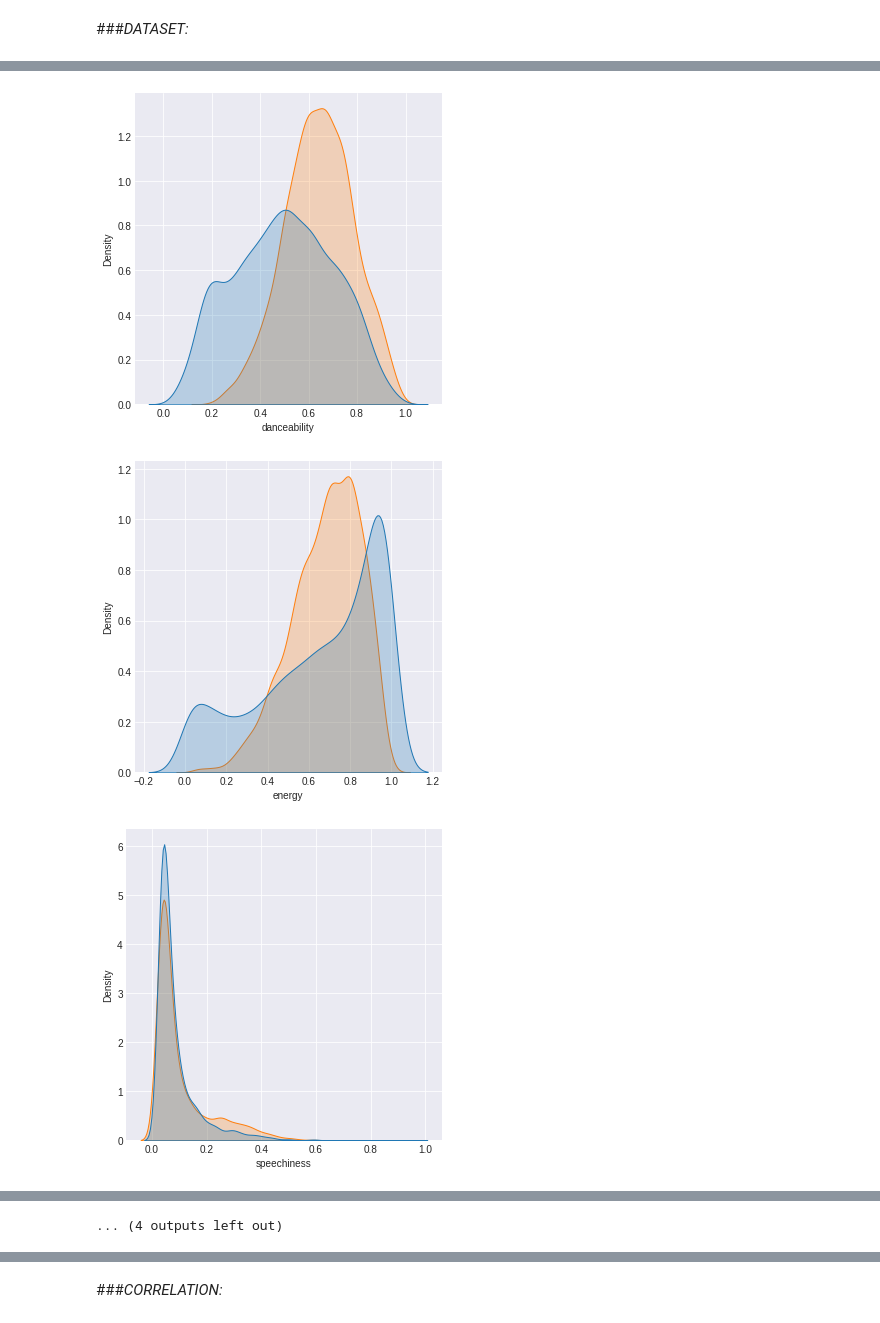
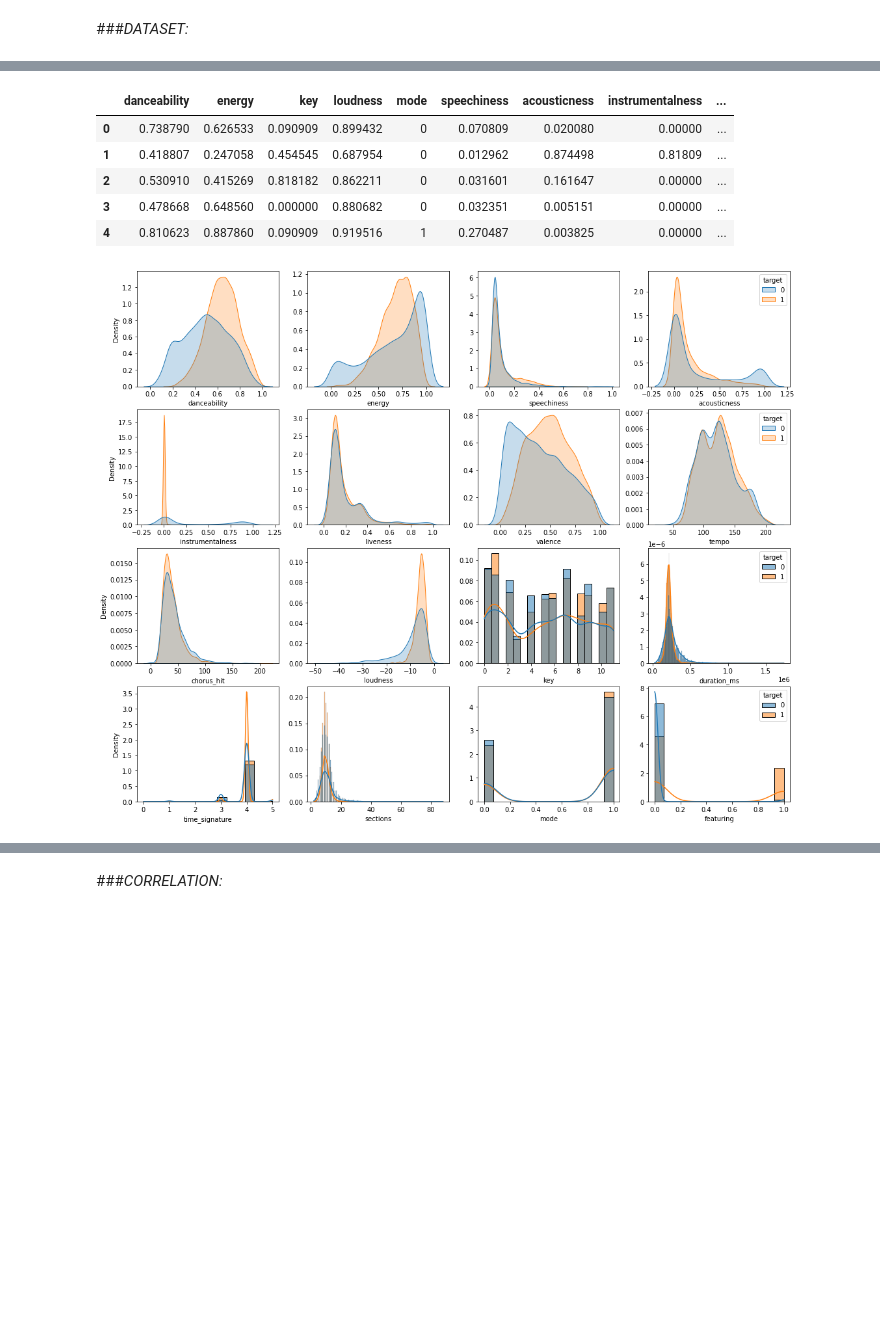
Before and after one commit to MatteoStoisa/DataSpaces_project, a Jupyter notebook: projectDataSpacesMatteoStoisa_the_spotify_hit_predictor_dataset_dataset_of_10s.ipynb, the cells around one changed output, grey strips where cells are left out. Drawn from its saved outputs; the diff is of its cells as text; code cells hidden in the pictures; blank space fills up the shorter version.

```diff
--- a/projectDataSpacesMatteoStoisa_the_spotify_hit_predictor_dataset_dataset_of_10s.ipynb
+++ b/projectDataSpacesMatteoStoisa_the_spotify_hit_predictor_dataset_dataset_of_10s.ipynb
@@ -85,23 +101,36 @@ dataset_1 = dataset_1.drop(columns='target')
+# %%
+dataset.head(5)
+# %% [output]
+|  | danceability | energy | key | loudness | mode | speechiness | acousticness | instrumentalness | ... |
+| 0 | 0.738790 | 0.626533 | 0.090909 | 0.899432 | 0 | 0.070809 | 0.020080 | 0.00000 | ... |
+| 1 | 0.418807 | 0.247058 | 0.454545 | 0.687954 | 0 | 0.012962 | 0.874498 | 0.81809 | ... |
+| 2 | 0.530910 | 0.415269 | 0.818182 | 0.862211 | 0 | 0.031601 | 0.161647 | 0.00000 | ... |
+| 3 | 0.478668 | 0.648560 | 0.000000 | 0.880682 | 0 | 0.032351 | 0.005151 | 0.00000 | ... |
+| 4 | 0.810623 | 0.887860 | 0.090909 | 0.919516 | 1 | 0.270487 | 0.003825 | 0.00000 | ... |
 # %%
-n = 0
+fig, axes = plt.subplots(4, 4, figsize=(18, 15))
+
+num=0
 for column in ['danceability', 'energy', 'speechiness', 'acousticness', 'instrumentalness', 'liveness', 'valence']:
-  n += 1
-  sns.displot(whole_dataset_unnormalized, x=column, hue="target", kind="kde", fill=True, legend=(n in range(0,17,4)))
-  plt.show()
+  sns.kdeplot(ax=axes[int(num/4), num%4], data=whole_dataset_unnormalized, x=column, hue="target", fill=True, legend=(num in range(3,17,4)))
+  if num not in range(0,17,4):
+    axes[int(num/4), num%4].yaxis.label.set_visible(False)
+  num += 1
 for column in ['tempo', 'chorus_hit', 'loudness']:
-  n += 1
-  sns.displot(whole_dataset_unnormalized, x=column, hue="target", kind="kde", fill=True, legend=(n in range(0,17,4)))
-  plt.show()
+  sns.kdeplot(ax=axes[int(num/4), num%4], data=whole_dataset_unnormalized, x=column, hue="target", fill=True, legend=(num in range(3,17,4)))
+  if num not in range(0,17,4):
+    axes[int(num/4), num%4].yaxis.label.set_visible(False)
+  num += 1
 for column in discrete_features:
-  n += 1
-  sns.displot(whole_dataset_unnormalized, x=column, hue="target", stat="density", kde=True, legend=(n in range(0,17,4)))
-  plt.show()
-
+  sns.histplot(ax=axes[int(num/4), num%4], data=whole_dataset_unnormalized, x=column, hue="target", stat="density", kde=True, legend=(num in range(3,17,4)))
+  if num not in range(0,17,4):
+    axes[int(num/4), num%4].yaxis.label.set_visible(False)
+  num += 1
 for column in boolean_features:
-  n += 1
-  sns.displot(whole_dataset_unnormalized, x=column, hue="target", stat="density", kde=True, legend=(n in range(0,17,4)))
-  plt.show()
+  sns.histplot(ax=axes[int(num/4), num%4], data=whole_dataset_unnormalized, x=column, hue="target", stat="density", kde=True, legend=(num in range(3,17,4)))
+  if num not in range(0,17,4):
+    axes[int(num/4), num%4].yaxis.label.set_visible(False)
+  num += 1
+plt.show()
 # %% [output]
-[figure, old version]
+[figure, new version]
-[figure, removed]
-[figure, removed]
@@ -117 +136,0 @@ for column in boolean_features:
-... (4 outputs left out)
```
Also changed, not shown: parts of 17 cells of this notebook.
